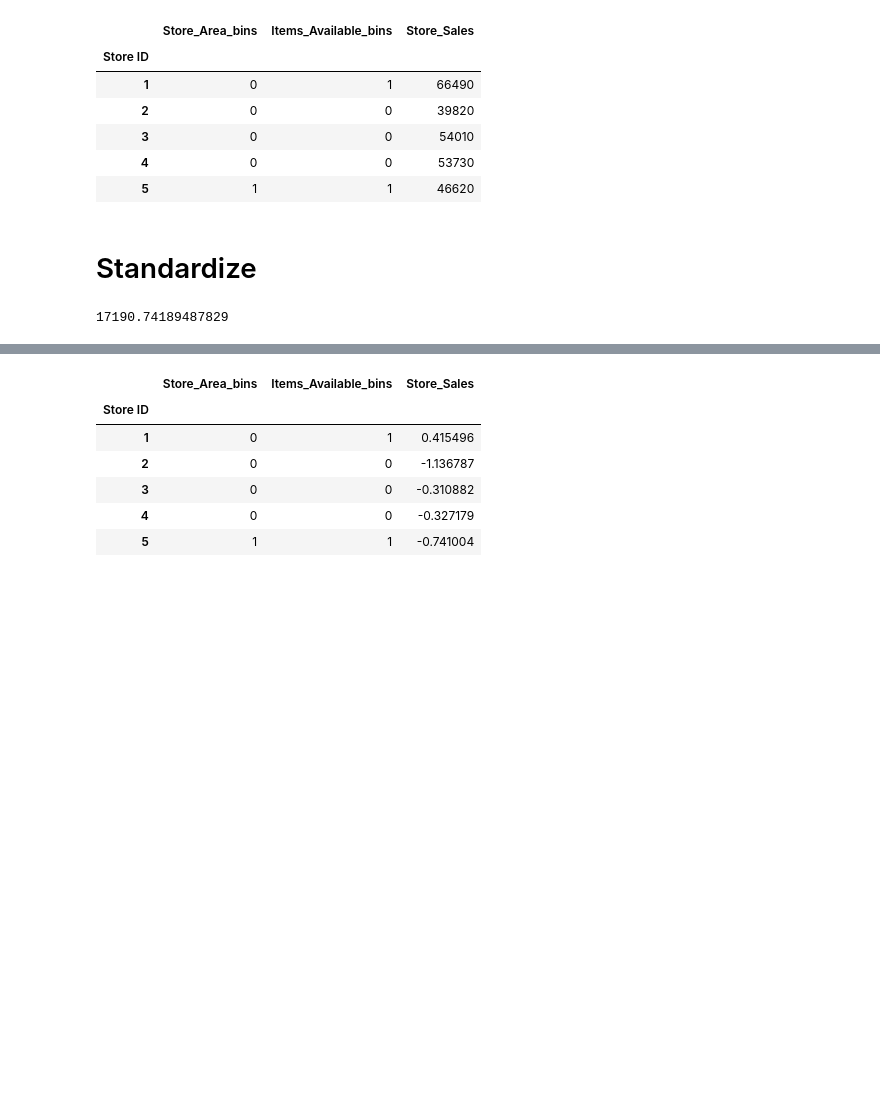
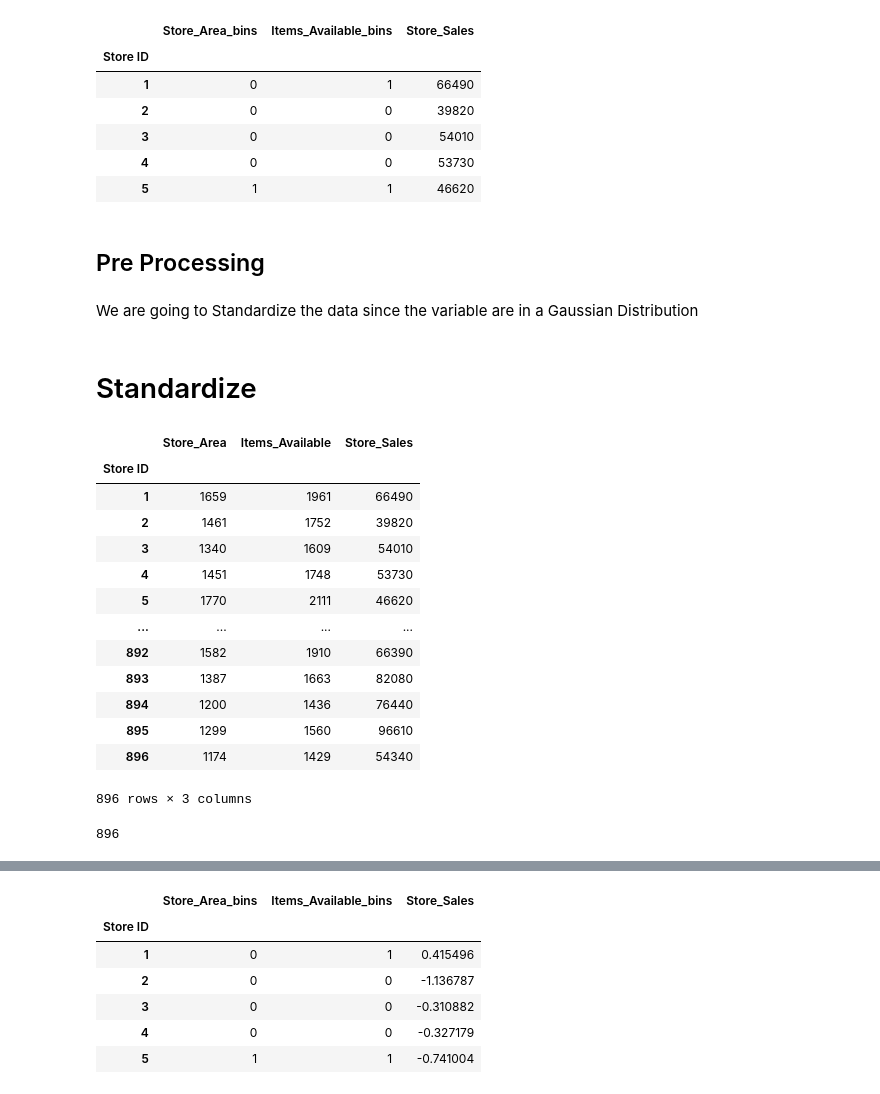
Before and after one commit to rafajovelho/Projeto1-Supermarket-Branches-Sales, a Jupyter notebook: SuperMarket_Project.ipynb, the cells around one changed output, grey strips where cells are left out. Drawn from its saved outputs; the diff is of its cells as text; code cells hidden in the pictures; blank space fills up the shorter version.

```diff
--- a/SuperMarket_Project.ipynb
+++ b/SuperMarket_Project.ipynb
@@ -524,9 +532,9 @@ df_bins.head()
 | 3 | 0 | 0 | 54010 |
 | 4 | 0 | 0 | 53730 |
 | 5 | 1 | 1 | 46620 |
+# %% [markdown]
+## Pre Processing
+# %% [markdown]
+We are going to Standardize the data since the variable are in a Gaussian Distribution
 # %% [markdown]
 # Standardize
-# %%
-df_bins.Store_Sales.std()
-# %% [output]
-17190.74189487829
@@ -535,0 +541,27 @@ standard = StandardScaler()
+# %%
+df_num
+# %% [output]
+|  | Store_Area | Items_Available | Store_Sales |
+| Store ID |  |  |  |
+| 1 | 1659 | 1961 | 66490 |
+| 2 | 1461 | 1752 | 39820 |
+| 3 | 1340 | 1609 | 54010 |
+| 4 | 1451 | 1748 | 53730 |
+| 5 | 1770 | 2111 | 46620 |
+| ... | ... | ... | ... |
+| 892 | 1582 | 1910 | 66390 |
+| 893 | 1387 | 1663 | 82080 |
+| 894 | 1200 | 1436 | 76440 |
+| 895 | 1299 | 1560 | 96610 |
+| 896 | 1174 | 1429 | 54340 |
+896 rows × 3 columns
+# %%
+# Separing the input and output variables
+array = df_num.values
+
+X = array[:, 0:2]
+Y = array[:, 2]
+
+len(Y)
+# %% [output]
+896
```
Also changed, not shown: parts of 17 cells of this notebook.
